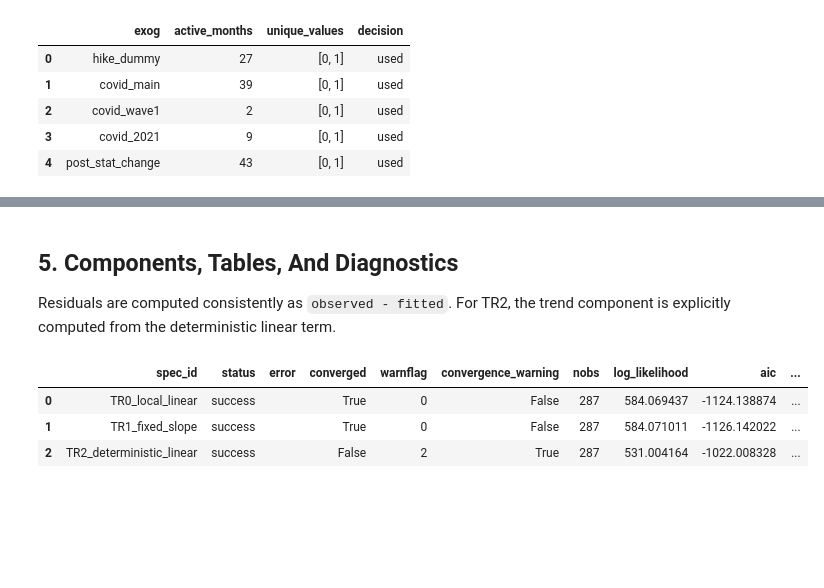
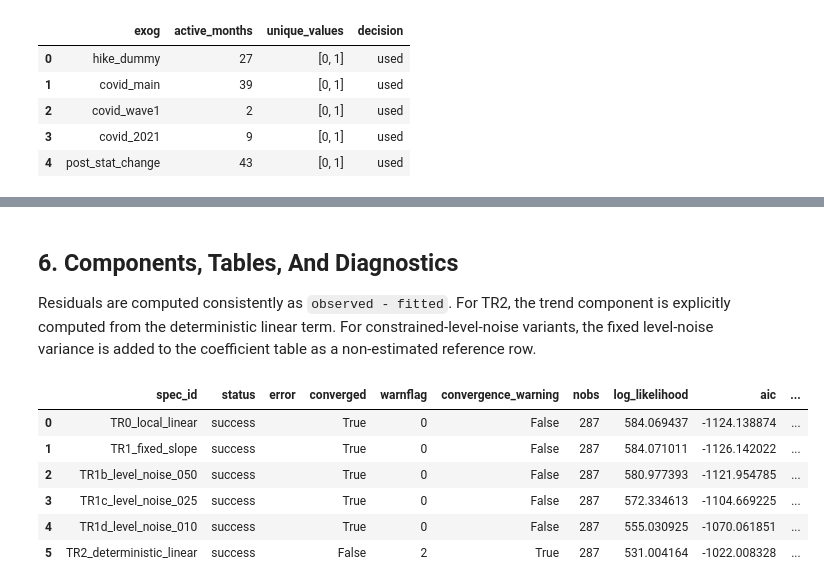
Before and after one commit to Fuga420/Transport_amount_project, a Jupyter notebook: notebooks/07_trend_rigidity_sensitivity.ipynb, the cells around one changed output, grey strips where cells are left out. Drawn from its saved outputs; the diff is of its cells as text; code cells hidden in the pictures; blank space fills up the shorter version.

```diff
--- a/notebooks/07_trend_rigidity_sensitivity.ipynb
+++ b/notebooks/07_trend_rigidity_sensitivity.ipynb
@@ -350,7 +498,7 @@ pd.DataFrame(
 # %% [markdown]
-## 5. Components, Tables, And Diagnostics
+## 6. Components, Tables, And Diagnostics
 
-Residuals are computed consistently as `observed - fitted`. For TR2, the trend component is explicitly computed from the deterministic linear term.
+Residuals are computed consistently as `observed - fitted`. For TR2, the trend component is explicitly computed from the deterministic linear term. For constrained-level-noise variants, the fixed level-noise variance is added to the coefficient table as a non-estimated reference row.
 # %%
 def params_to_map(output: dict) -> dict[str, float]:
     result = output["result"]
@@ -368,7 +516,7 @@ def compute_components(output: dict) -> dict | None:
     param_map = params_to_map(output)
     states = np.asarray(result.smoother_results.smoothed_state, dtype=float)
 
-    if spec_id in {"TR0_local_linear", "TR1_fixed_slope"}:
+    if spec_id in {"TR0_local_linear", "TR1_fixed_slope"} or spec_id.startswith("TR1"):
         trend = states[0]
         seasonal = states[2]
     elif spec_id == "TR2_deterministic_linear":
@@ -444,6 +592,21 @@ def coefficient_rows(output: dict) -> list[dict]:
                 "effect_percent": float(np.exp(estimate) - 1.0) if is_event_effect else np.nan,
             }
         )
+
+    spec_id = output["spec_id"]
+    fixed_variance = spec_definitions[spec_id]["level_noise_variance_fixed"]
+    if np.isfinite(fixed_variance) and spec_id.startswith("TR1") and spec_id != "TR1_fixed_slope":
+        rows.append(
+            {
+                "spec_id": spec_id,
+                "term": "level_noise_fixed",
+                "estimate": float(fixed_variance),
+                "std_error": np.nan,
+                "z_value": np.nan,
+                "p_value": np.nan,
+                "effect_percent": np.nan,
+            }
+        )
     return rows
 
 
@@ -472,34 +635,66 @@ def diagnostics_row(output: dict) -> dict:
         "resid_min": float(np.min(residual)),
         "resid_max": float(np.max(residual)),
     }
 
 
 comparison_df = pd.DataFrame([model_comparison_row(output) for output in outputs.values()])
 coefficients_df = pd.DataFrame([row for output in outputs.values() for row in coefficient_rows(output)])
 diagnostics_df = pd.DataFrame([diagnostics_row(output) for output in outputs.values()])
 
 fit_summary_df = pd.DataFrame(
     [
         {
             "spec_id": spec_id,
             "status": output["status"],
             "trend_definition": spec_definitions[spec_id]["trend_definition"],
             "implementation_note": spec_definitions[spec_id]["implementation_note"],
             "used_exog_cols": ",".join(used_exog_cols),
             "dropped_exog_cols": ",".join(dropped_exog_cols),
             "param_names": ",".join(output["param_names"]),
+            "reference_level_noise_variance": reference_level_noise_variance,
+            "level_noise_scale": spec_definitions[spec_id]["level_noise_scale"],
+            "level_noise_variance_fixed": spec_definitions[spec_id]["level_noise_variance_fixed"],
             "warning_messages": " | ".join(output["warning_messages"]),
         }
         for spec_id, output in outputs.items()
     ]
 )
 
+level_noise_sensitivity_df = comparison_df.merge(
+    fit_summary_df[
+        [
+            "spec_id",
+            "level_noise_scale",
+            "level_noise_variance_fixed",
+            "reference_level_noise_variance",
+        ]
+    ],
+    on="spec_id",
+    how="left",
+)
+level_noise_sensitivity_df = level_noise_sensitivity_df[
+    [
+        "spec_id",
+        "level_noise_scale",
+        "level_noise_variance_fixed",
+        "reference_level_noise_variance",
+        "aic",
+        "bic",
+        "log_likelihood",
+        "converged",
+        "warnflag",
+    ]
+]
+
 comparison_df
 # %% [output]
 |  | spec_id | status | error | converged | warnflag | convergence_warning | nobs | log_likelihood | aic | ... |
 | 0 | TR0_local_linear | success |  | True | 0 | False | 287 | 584.069437 | -1124.138874 | ... |
 | 1 | TR1_fixed_slope | success |  | True | 0 | False | 287 | 584.071011 | -1126.142022 | ... |
-| 2 | TR2_deterministic_linear | success |  | False | 2 | True | 287 | 531.004164 | -1022.008328 | ... |
+| 2 | TR1b_level_noise_050 | success |  | True | 0 | False | 287 | 580.977393 | -1121.954785 | ... |
+| 3 | TR1c_level_noise_025 | success |  | True | 0 | False | 287 | 572.334613 | -1104.669225 | ... |
+| 4 | TR1d_level_noise_010 | success |  | True | 0 | False | 287 | 555.030925 | -1070.061851 | ... |
+| 5 | TR2_deterministic_linear | success |  | False | 2 | True | 287 | 531.004164 | -1022.008328 | ... |
 # %%
 coefficients_df
 # %% [output]
```
Also changed, not shown: parts of 24 cells of this notebook, 11 other files.
